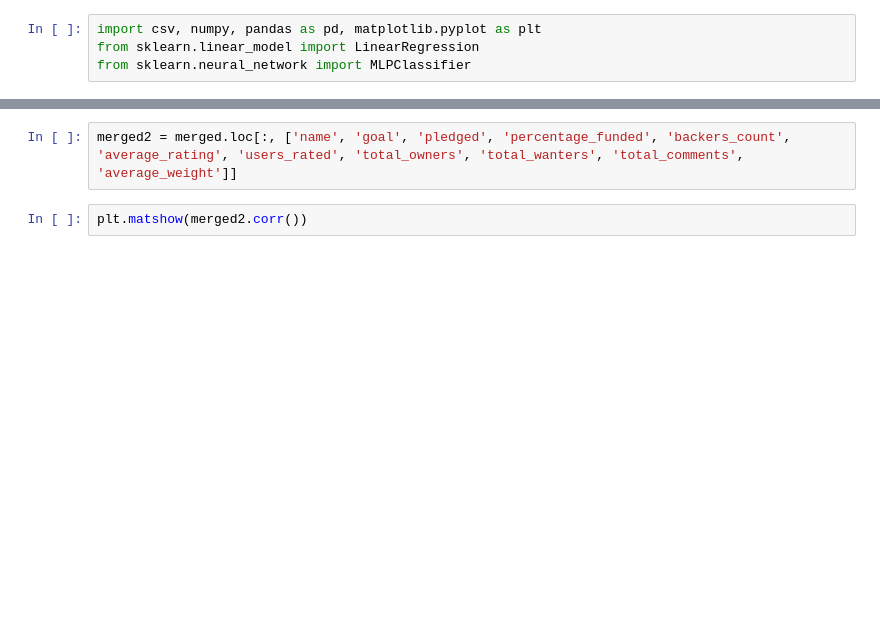
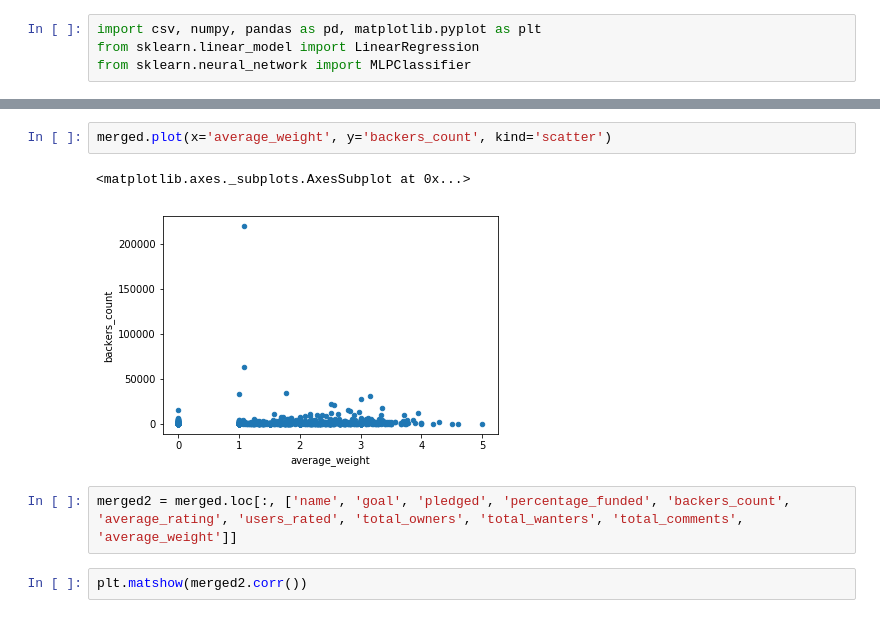
Before and after one commit to csawaske/BGGAnalysis, a Jupyter notebook: BGGNotebook.ipynb, the cells around one changed output, grey strips where cells are left out. Saved outputs shown, nothing was run; the diff lists cells and outputs as text; blank space fills up the shorter version.

```diff
--- a/BGGNotebook.ipynb
+++ b/BGGNotebook.ipynb
@@ -57,3 +68,8 @@ plt.matshow(merged.corr())
+# %%
+merged.plot(x='average_weight', y='backers_count', kind='scatter')
+# %% [output]
+<matplotlib.axes._subplots.AxesSubplot at 0x...>
+[figure, added]
 # %%
 merged2 = merged.loc[:, ['name', 'goal', 'pledged', 'percentage_funded', 'backers_count', 'average_rating', 'users_rated', 'total_owners', 'total_wanters', 'total_comments', 'average_weight']]
 # %%
```
Also changed, not shown: parts of 17 cells of this notebook.
